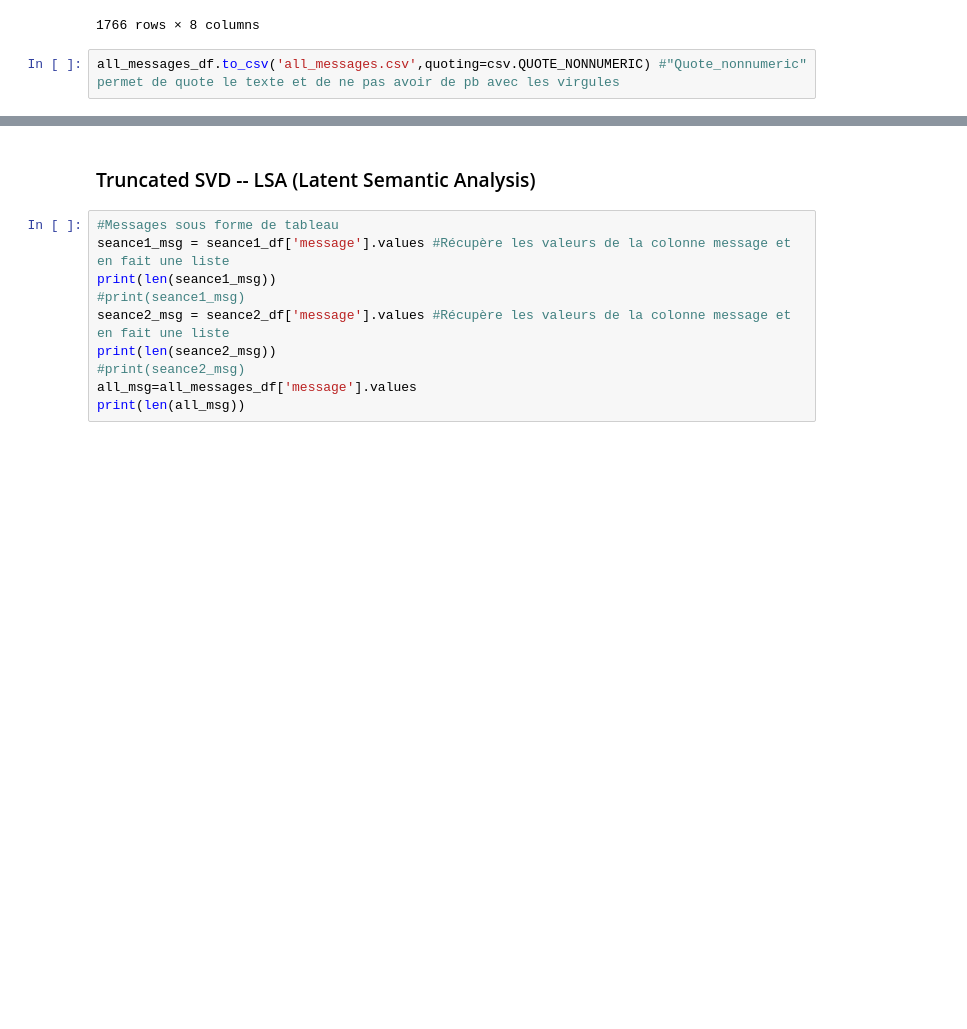
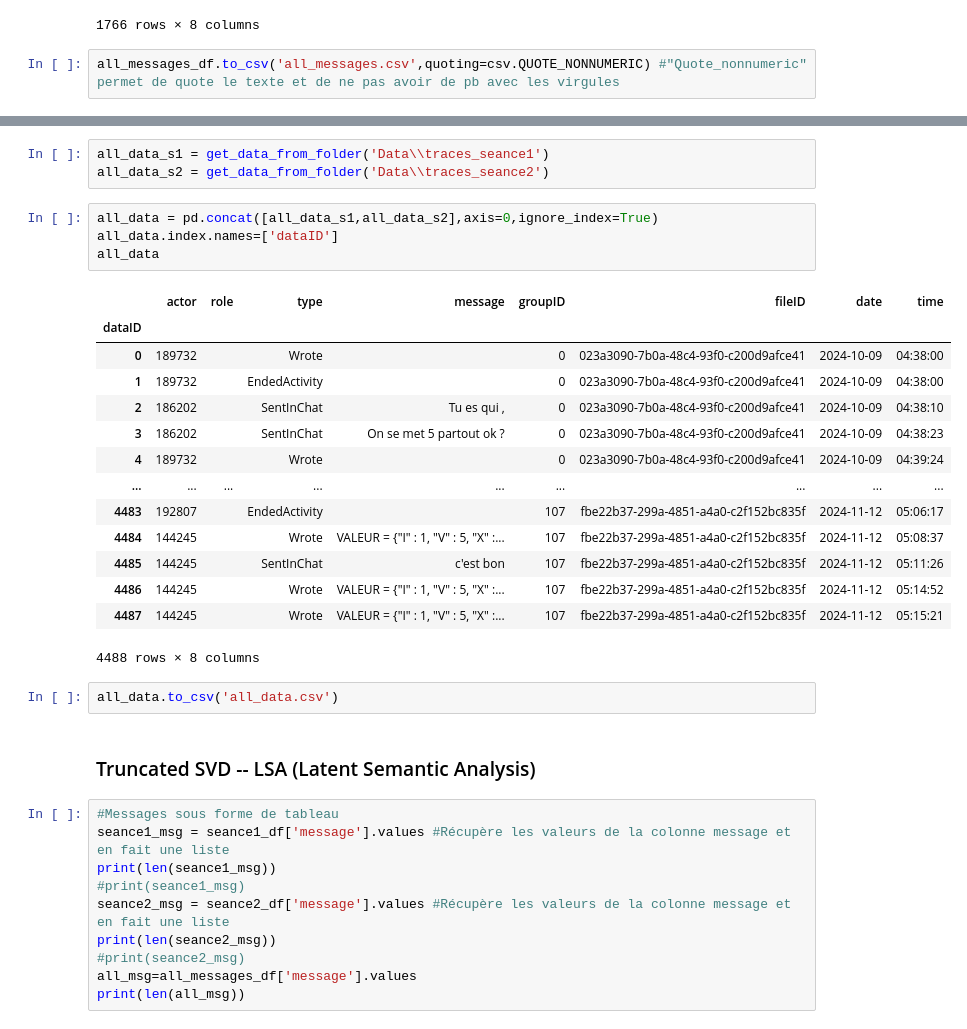
Before and after one commit to chloeboireaudevier/StageMIDL, a Jupyter notebook: code.ipynb, the cells around one changed output, grey strips where cells are left out. Drawn from its saved outputs; the diff is of its cells as text; blank space fills up the shorter version.

Commit message:
CSV all data

```diff
--- a/essai_clustering_texte.ipynb
+++ b/code.ipynb
@@ -176,3 +221,27 @@ all_messages_df.to_csv('all_messages.csv',quoting=csv.QUOTE_NONNUMERIC) #"Quote_
+# %%
+all_data_s1 = get_data_from_folder('Data\\traces_seance1')
+all_data_s2 = get_data_from_folder('Data\\traces_seance2')
+# %%
+all_data = pd.concat([all_data_s1,all_data_s2],axis=0,ignore_index=True)
+all_data.index.names=['dataID']
+all_data
+# %% [output]
+|  | actor | role | type | message | groupID | fileID | date | time |
+| dataID |  |  |  |  |  |  |  |  |
+| 0 | 189732 |  | Wrote |  | 0 | 023a3090-7b0a-48c4-93f0-c200d9afce41 | 2024-10-09 | 04:38:00 |
+| 1 | 189732 |  | EndedActivity |  | 0 | 023a3090-7b0a-48c4-93f0-c200d9afce41 | 2024-10-09 | 04:38:00 |
+| 2 | 186202 |  | SentInChat | Tu es qui , | 0 | 023a3090-7b0a-48c4-93f0-c200d9afce41 | 2024-10-09 | 04:38:10 |
+| 3 | 186202 |  | SentInChat | On se met 5 partout ok ? | 0 | 023a3090-7b0a-48c4-93f0-c200d9afce41 | 2024-10-09 | 04:38:23 |
+| 4 | 189732 |  | Wrote |  | 0 | 023a3090-7b0a-48c4-93f0-c200d9afce41 | 2024-10-09 | 04:39:24 |
+| ... | ... | ... | ... | ... | ... | ... | ... | ... |
+| 4483 | 192807 |  | EndedActivity |  | 107 | fbe22b37-299a-4851-a4a0-c2f152bc835f | 2024-11-12 | 05:06:17 |
+| 4484 | 144245 |  | Wrote | VALEUR = {"I" : 1, "V" : 5, "X" :... | 107 | fbe22b37-299a-4851-a4a0-c2f152bc835f | 2024-11-12 | 05:08:37 |
+| 4485 | 144245 |  | SentInChat | c'est bon | 107 | fbe22b37-299a-4851-a4a0-c2f152bc835f | 2024-11-12 | 05:11:26 |
+| 4486 | 144245 |  | Wrote | VALEUR = {"I" : 1, "V" : 5, "X" :... | 107 | fbe22b37-299a-4851-a4a0-c2f152bc835f | 2024-11-12 | 05:14:52 |
+| 4487 | 144245 |  | Wrote | VALEUR = {"I" : 1, "V" : 5, "X" :... | 107 | fbe22b37-299a-4851-a4a0-c2f152bc835f | 2024-11-12 | 05:15:21 |
+4488 rows × 8 columns
+# %%
+all_data.to_csv('all_data.csv')
 # %% [markdown]
 ### Truncated SVD -- LSA (Latent Semantic Analysis)
 # %%
```
Also changed, not shown: parts of 3 cells of this notebook, 2 other files.
